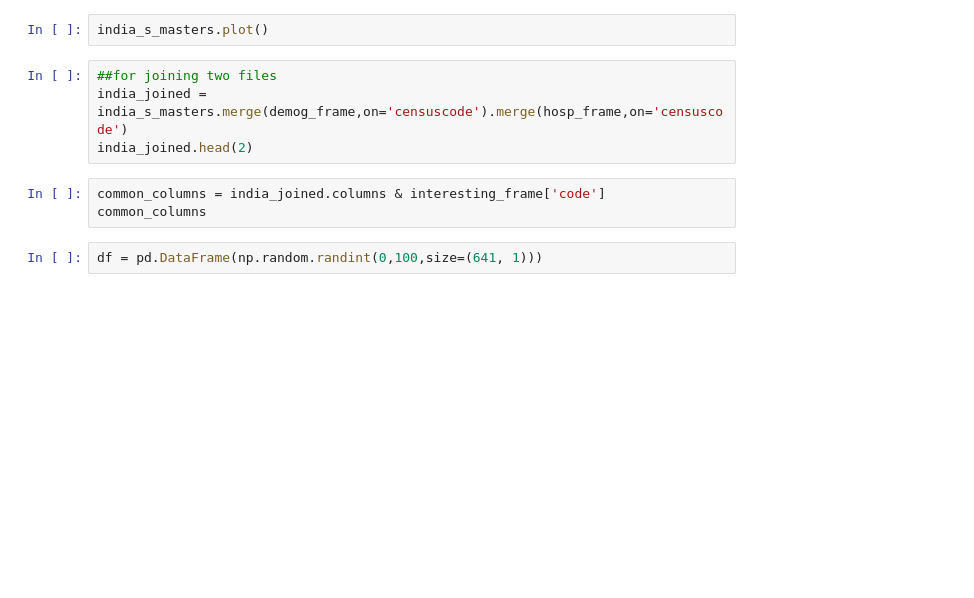
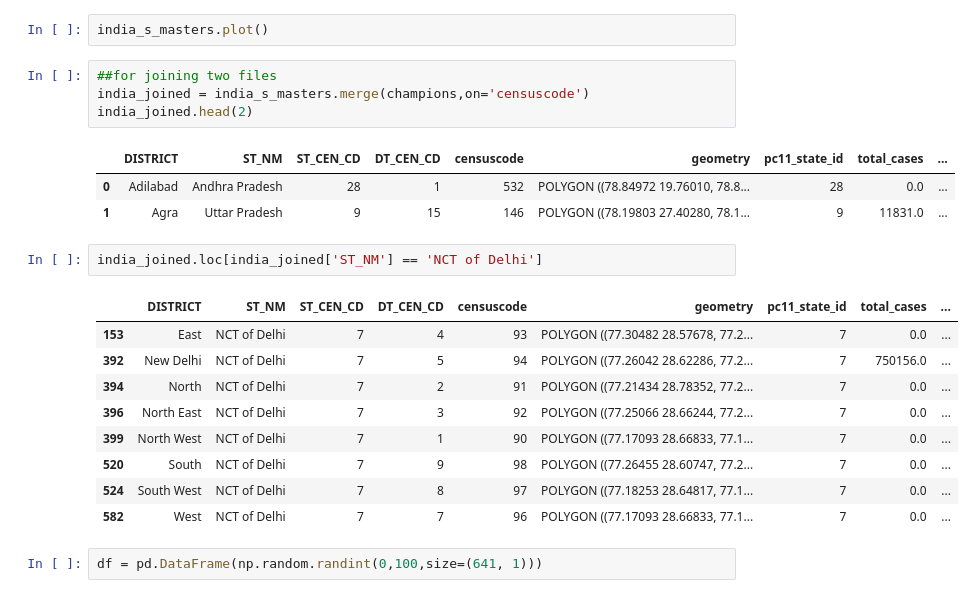
Before and after one commit to Daniel-Los/Introduction-to-datascience-final-project, a Jupyter notebook: Map_India.ipynb, the cells around one changed output. Drawn from its saved outputs; the diff is of its cells as text; blank space fills up the shorter version.

```diff
--- a/Map_India.ipynb
+++ b/Map_India.ipynb
@@ -89,11 +89,24 @@ age_frame
 india_s_masters.plot()
 # %%
 ##for joining two files
-india_joined = india_s_masters.merge(demog_frame,on='censuscode').merge(hosp_frame,on='censuscode')
+india_joined = india_s_masters.merge(champions,on='censuscode')
 india_joined.head(2)
+# %% [output]
+|  | DISTRICT | ST_NM | ST_CEN_CD | DT_CEN_CD | censuscode | geometry | pc11_state_id | total_cases | ... |
+| 0 | Adilabad | Andhra Pradesh | 28 | 1 | 532 | POLYGON ((78.84972 19.76010, 78.8... | 28 | 0.0 | ... |
+| 1 | Agra | Uttar Pradesh | 9 | 15 | 146 | POLYGON ((78.19803 27.40280, 78.1... | 9 | 11831.0 | ... |
 # %%
-common_columns = india_joined.columns & interesting_frame['code']
-common_columns
+india_joined.loc[india_joined['ST_NM'] == 'NCT of Delhi']
+# %% [output]
+|  | DISTRICT | ST_NM | ST_CEN_CD | DT_CEN_CD | censuscode | geometry | pc11_state_id | total_cases | ... |
+| 153 | East | NCT of Delhi | 7 | 4 | 93 | POLYGON ((77.30482 28.57678, 77.2... | 7 | 0.0 | ... |
+| 392 | New Delhi | NCT of Delhi | 7 | 5 | 94 | POLYGON ((77.26042 28.62286, 77.2... | 7 | 750156.0 | ... |
+| 394 | North | NCT of Delhi | 7 | 2 | 91 | POLYGON ((77.21434 28.78352, 77.2... | 7 | 0.0 | ... |
+| 396 | North East | NCT of Delhi | 7 | 3 | 92 | POLYGON ((77.25066 28.66244, 77.2... | 7 | 0.0 | ... |
+| 399 | North West | NCT of Delhi | 7 | 1 | 90 | POLYGON ((77.17093 28.66833, 77.1... | 7 | 0.0 | ... |
+| 520 | South | NCT of Delhi | 7 | 9 | 98 | POLYGON ((77.26455 28.60747, 77.2... | 7 | 0.0 | ... |
+| 524 | South West | NCT of Delhi | 7 | 8 | 97 | POLYGON ((77.18253 28.64817, 77.1... | 7 | 0.0 | ... |
+| 582 | West | NCT of Delhi | 7 | 7 | 96 | POLYGON ((77.17093 28.66833, 77.1... | 7 | 0.0 | ... |
 # %%
 df = pd.DataFrame(np.random.randint(0,100,size=(641, 1)))
 # %%
```
Also changed, not shown: parts of 4 cells of this notebook.
